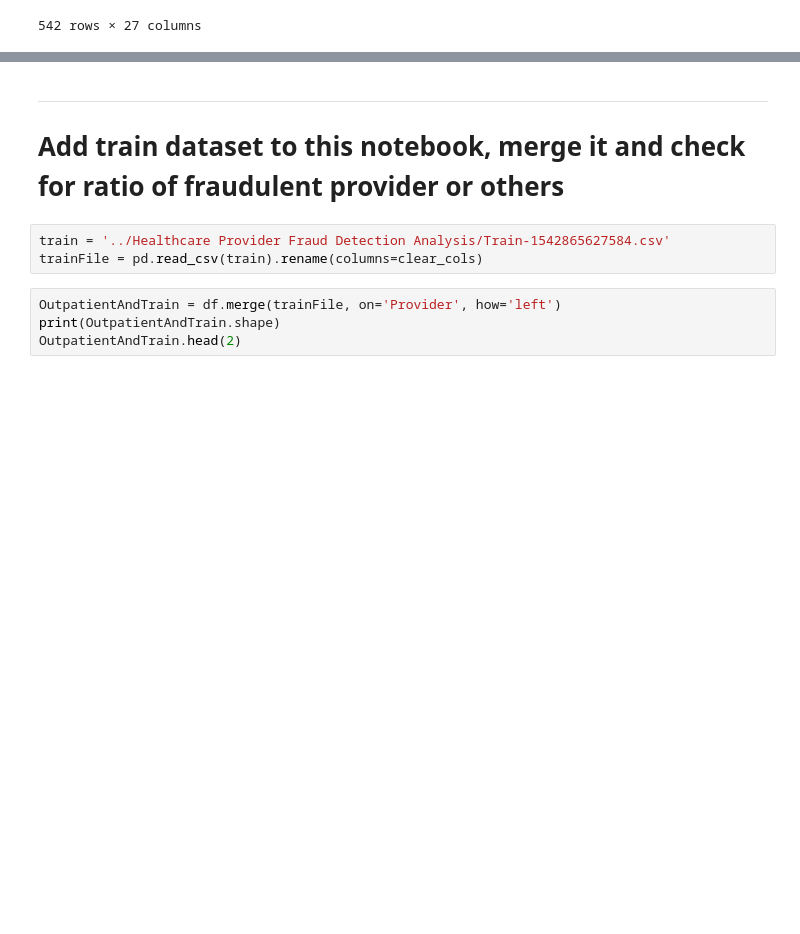
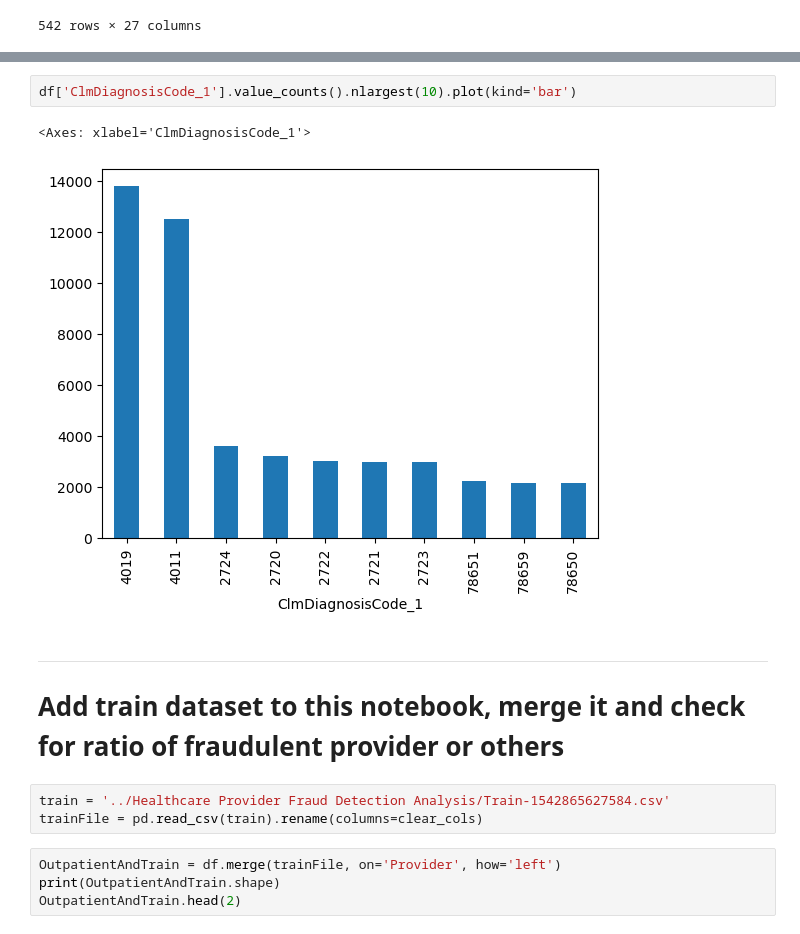
Before and after one commit to ChTomer/MyCapstone, a Jupyter notebook: HealthCareFraudProjectPitch/3outpatiant.ipynb, the cells around one changed output, grey strips where cells are left out. Saved outputs shown, nothing was run; the diff lists cells and outputs as text; blank space fills up the shorter version.

```diff
--- a/HealthCareFraudProjectPitch/3outpatiant.ipynb
+++ b/HealthCareFraudProjectPitch/3outpatiant.ipynb
@@ -266,3 +280,8 @@ plt.show()
+# %%
+df['ClmDiagnosisCode_1'].value_counts().nlargest(10).plot(kind='bar')
+# %% [output]
+<Axes: xlabel='ClmDiagnosisCode_1'>
+[figure, added]
 # %% [markdown]
 -----
 # Add train dataset to this notebook, merge it and check for ratio of fraudulent provider or others
```
Also changed, not shown: parts of 5 cells of this notebook, 3 other files.
